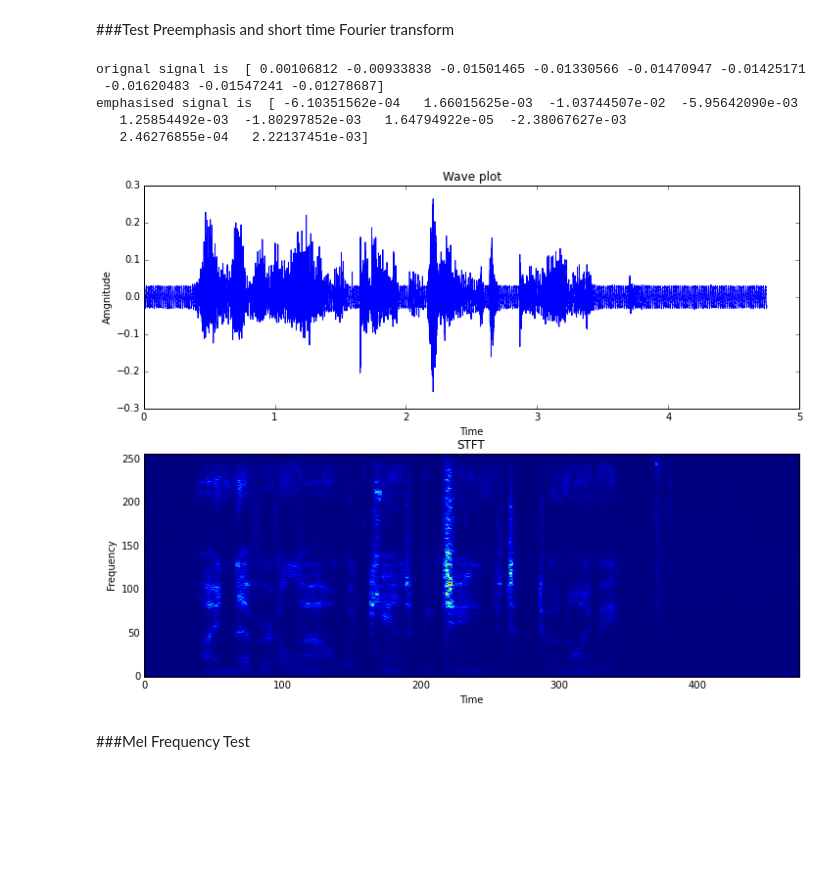
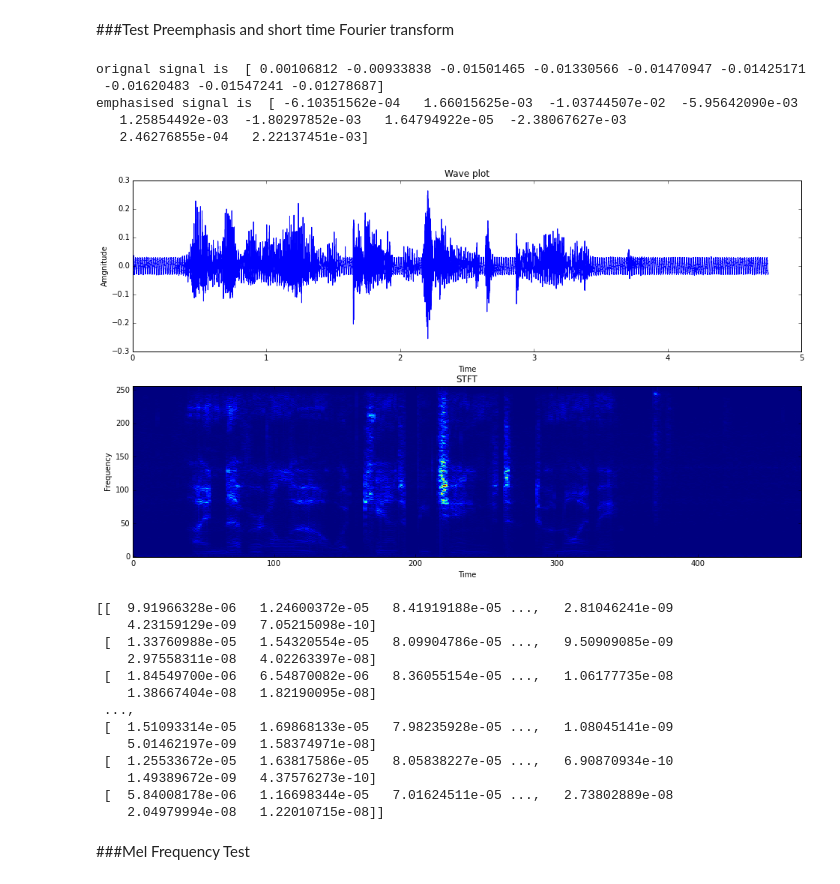
Before and after one commit to lambdalpha/ml4, a Jupyter notebook: notebooks/Speech Recognition Step 1 Data preparation.ipynb, the cells around one changed output. Cells and saved outputs as stored; diff of their text form; code cells hidden in the pictures; blank space fills up the shorter version.

```diff
--- a/notebooks/Speech Recognition Step 1 Data preparation.ipynb
+++ b/notebooks/Speech Recognition Step 1 Data preparation.ipynb
@@ -180,35 +210,48 @@ import matplotlib.pyplot as plt
 sig = preemphasis(signal)
 print("orignal signal is ", signal[1:10])
 print("emphasised signal is ",sig[0:10])
 
 frames = enframe(sig, 400, 160)
 stftout = stft(frames, 512)
 specp = specpower(stftout, 512)
 #plot stft
 
 # Plot the magnitude spectrogram.
-plt.figure(figsize=(12,9))
+plt.figure(figsize=(16,9))
 plt.subplot(2,1,1)
 plt.plot(time, signal)
 plt.xlabel('Time')
 plt.ylabel('Amgnitude')
 plt.title("Wave plot")
 
 plt.subplot(2,1,2)
 plt.imshow(np.absolute(stftout.T), origin='lower', aspect='auto',
                 interpolation='nearest')
 
 plt.xlabel('Time')
 plt.ylabel('Frequency')
 plt.title("STFT")
 plt.show()
 # %% [output]
 orignal signal is  [ 0.00106812 -0.00933838 -0.01501465 -0.01330566 -0.01470947 -0.01425171
  -0.01620483 -0.01547241 -0.01278687]
 emphasised signal is  [ -6.10351562e-04   1.66015625e-03  -1.03744507e-02  -5.95642090e-03
    1.25854492e-03  -1.80297852e-03   1.64794922e-05  -2.38067627e-03
    2.46276855e-04   2.22137451e-03]
-[figure, old version]
+[figure, new version]
+[[  9.91966328e-06   1.24600372e-05   8.41919188e-05 ...,   2.81046241e-09
+    4.23159129e-09   7.05215098e-10]
+ [  1.33760988e-05   1.54320554e-05   8.09904786e-05 ...,   9.50909085e-09
+    2.97558311e-08   4.02263397e-08]
+ [  1.84549700e-06   6.54870082e-06   8.36055154e-05 ...,   1.06177735e-08
+    1.38667404e-08   1.82190095e-08]
+ ...,
+ [  1.51093314e-05   1.69868133e-05   7.98235928e-05 ...,   1.08045141e-09
+    5.01462197e-09   1.58374971e-08]
+ [  1.25533672e-05   1.63817586e-05   8.05838227e-05 ...,   6.90870934e-10
+    1.49389672e-09   4.37576273e-10]
+ [  5.84008178e-06   1.16698344e-05   7.01624511e-05 ...,   2.73802889e-08
+    2.04979994e-08   1.22010715e-08]]
 # %% [markdown]
 ###Mel Frequency Test
 # %%
```
Also changed, not shown: parts of 5 cells of this notebook.
